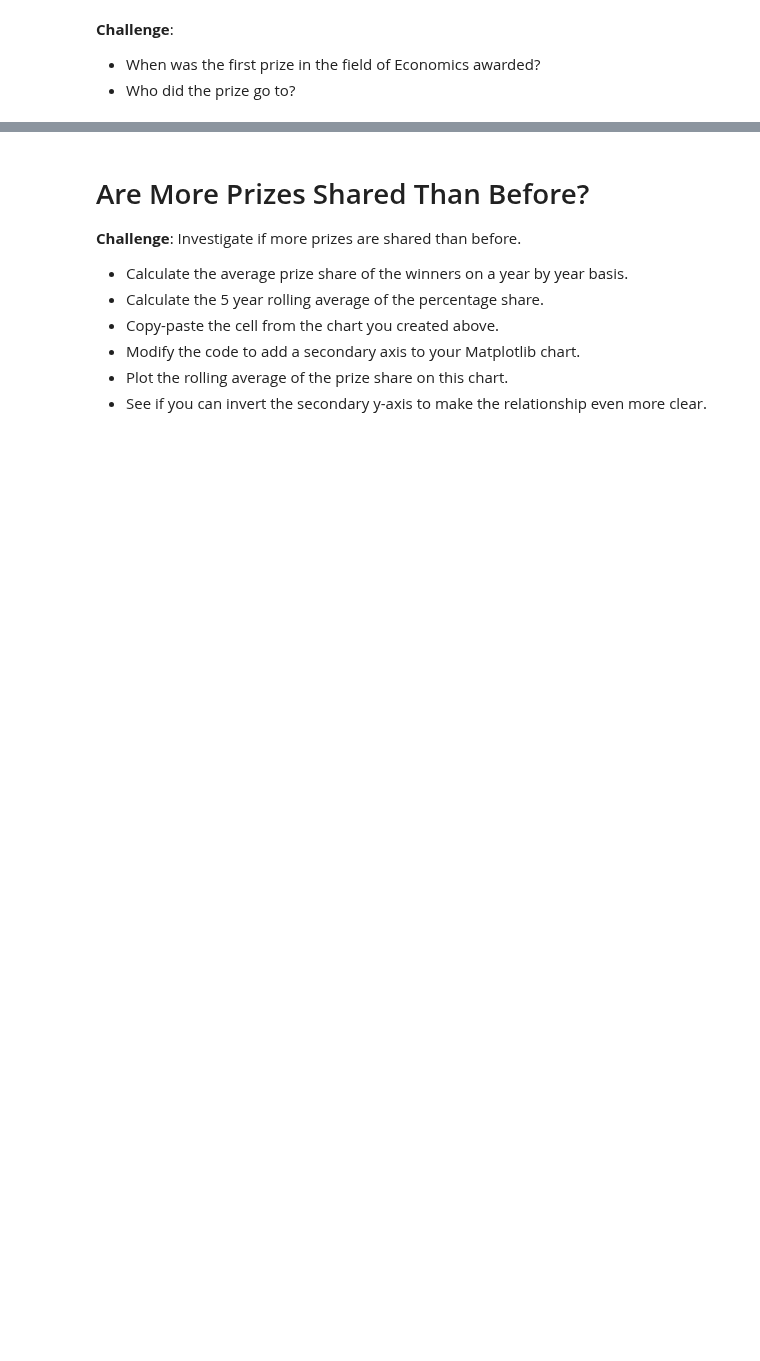
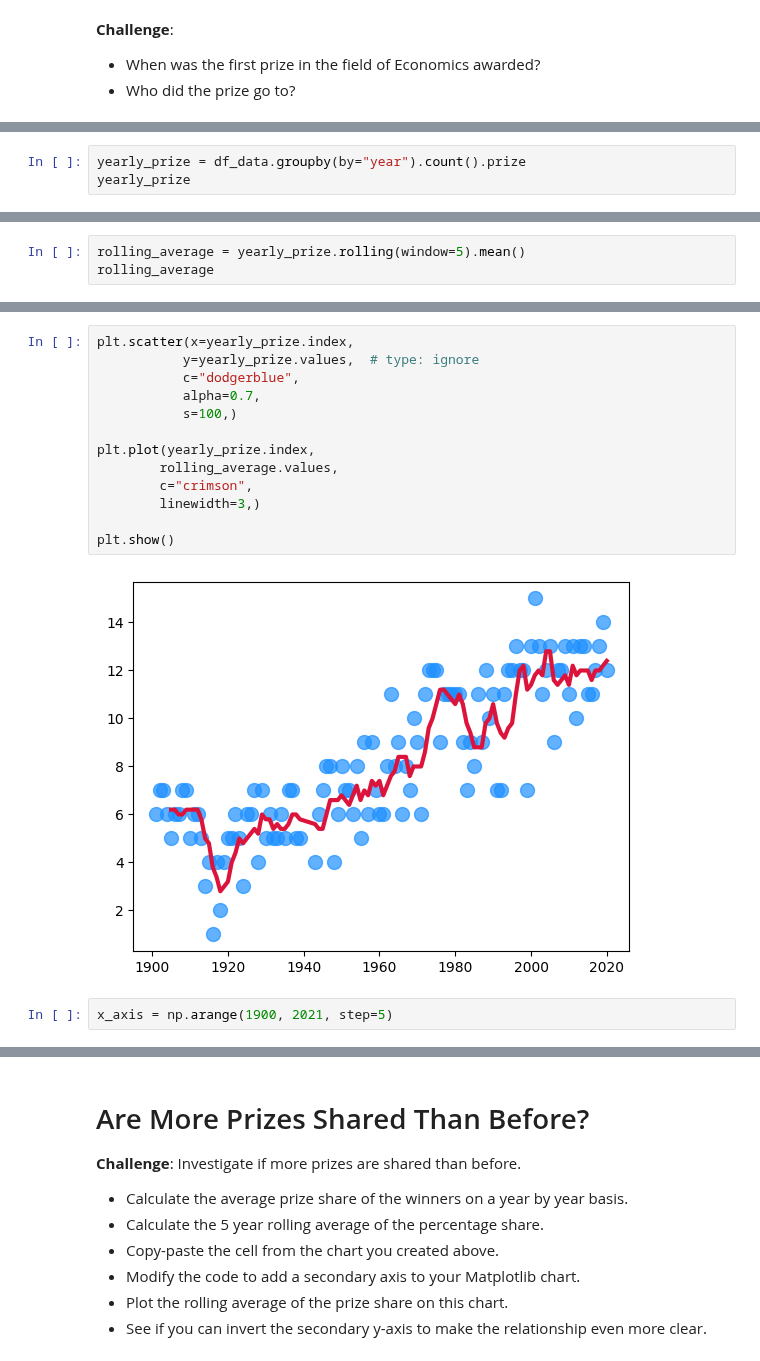
Before and after one commit to bnedjm/100-Dayz-of-Code, a Jupyter notebook: 04-Advanced-Section/Day-079 - Analysing the Nobel Prize with Plotly, Matplotlib & Seaborn/Nobel_Prize_Analysis.ipynb, the cells around one changed output, grey strips where cells are left out. Cells and saved outputs as stored; diff of their text form; blank space fills up the shorter version.

Commit message:
day 079 using matplotlib to visualise trends over time

```diff
--- a/04-Advanced-Section/Day-079 - Analysing the Nobel Prize with Plotly, Matplotlib & Seaborn/Nobel_Prize_Analysis.ipynb
+++ b/04-Advanced-Section/Day-079 - Analysing the Nobel Prize with Plotly, Matplotlib & Seaborn/Nobel_Prize_Analysis.ipynb
@@ -373,3 +373,6 @@ fig.show()
 
 * Looking at the chart, did the first and second world wars have an impact on the number of prizes being given out?
 * What could be the reason for the trend in the chart?
+# %%
+yearly_prize = df_data.groupby(by="year").count().prize
+yearly_prize
@@ -375,0 +393,3 @@ fig.show()
+# %%
+rolling_average = yearly_prize.rolling(window=5).mean()
+rolling_average
@@ -375,0 +410,17 @@ fig.show()
+# %%
+plt.scatter(x=yearly_prize.index,
+           y=yearly_prize.values,  # type: ignore
+           c="dodgerblue",
+           alpha=0.7,
+           s=100,)
+
+plt.plot(yearly_prize.index,
+        rolling_average.values,
+        c="crimson",
+        linewidth=3,)
+
+plt.show()
+# %% [output]
+[figure, added]
+# %%
+x_axis = np.arange(1900, 2021, step=5)
```
Also changed, not shown: parts of 10 cells of this notebook.
